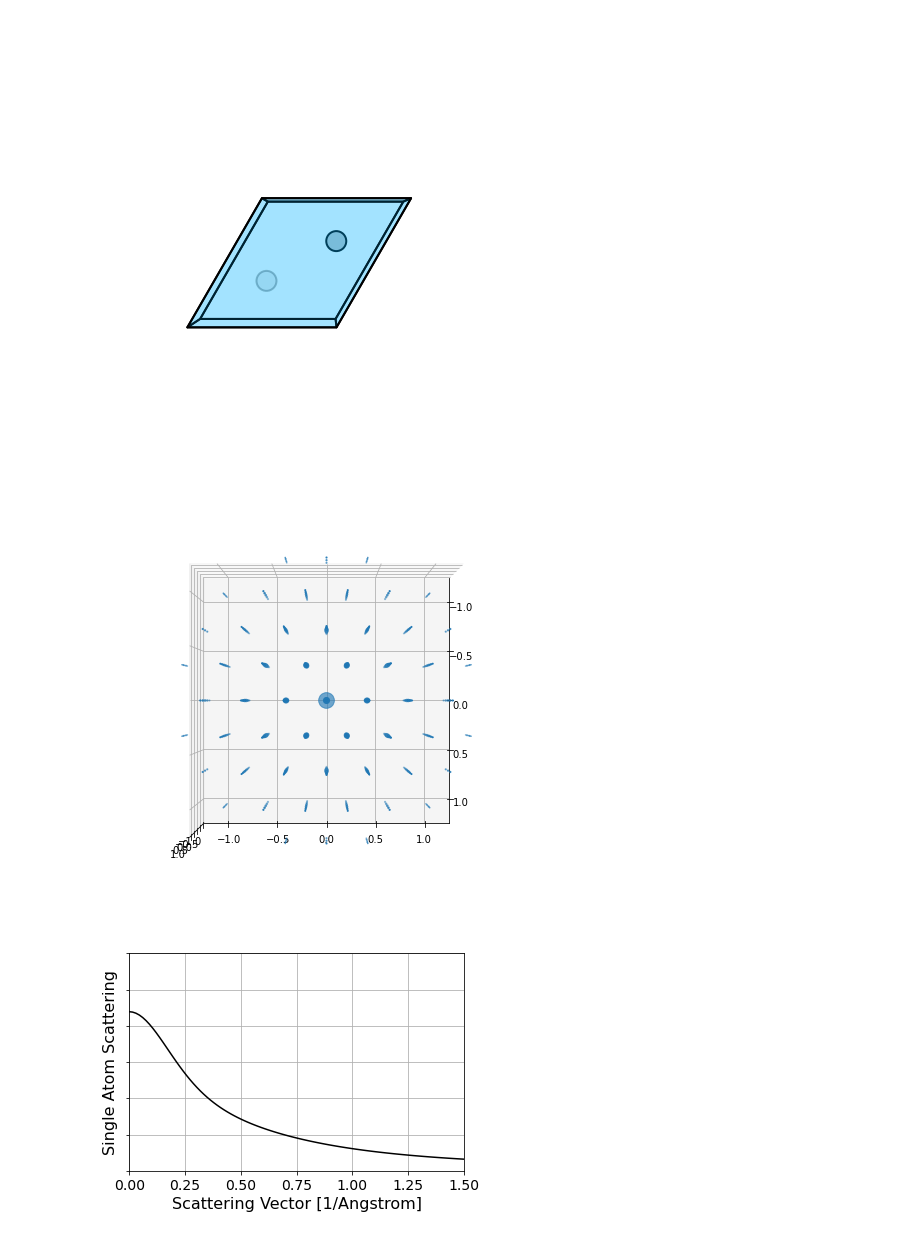
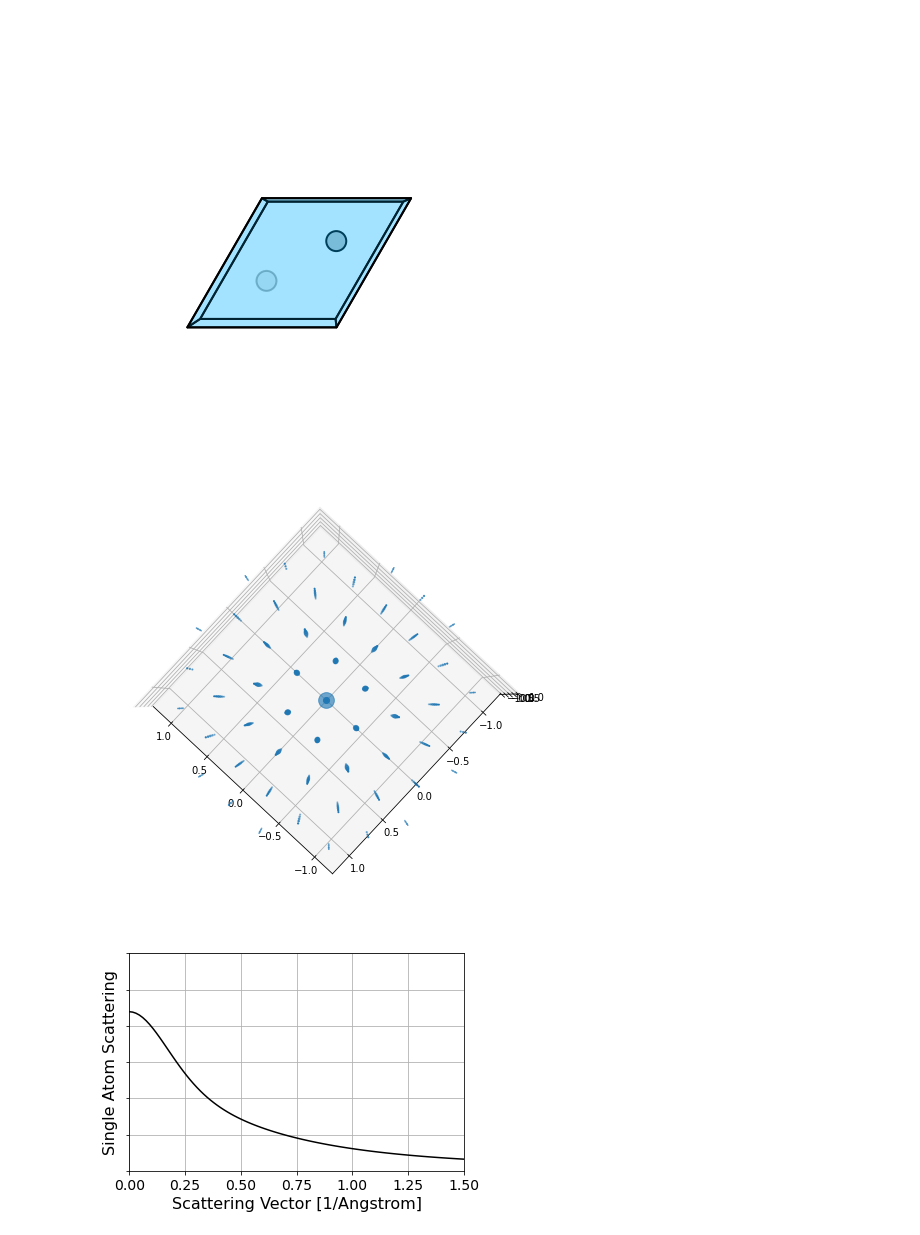
Before and after one commit to py4dstem/py4DSTEM_tutorials, a Jupyter notebook: notebooks/acom/ACOM_basics_02_hexagonal.ipynb, the cells around one changed output. Drawn from its saved outputs; the diff is of its cells as text; code cells hidden in the pictures.

```diff
--- a/notebooks/acom/ACOM_basics_02_hexagonal.ipynb
+++ b/notebooks/acom/ACOM_basics_02_hexagonal.ipynb
@@ -59,13 +65,13 @@ fig, ax = crystal.plot_structure(
 # %%
 k_max = 1.5
 crystal.calculate_structure_factors(k_max)
 
 fig, ax = crystal.plot_structure_factors(
-    proj_dir=[0,0,1],
+    proj_dir=[0.001,0,1],
     plot_limit=1.2,
     returnfig=True)
 # %% [output]
-[figure, old version]
+[figure, new version]
 # %%
 # Save the structure factor plot
 # fig.savefig('plot_01_structure_factors.pdf')
```
Also changed, not shown: parts of 18 cells of this notebook.
